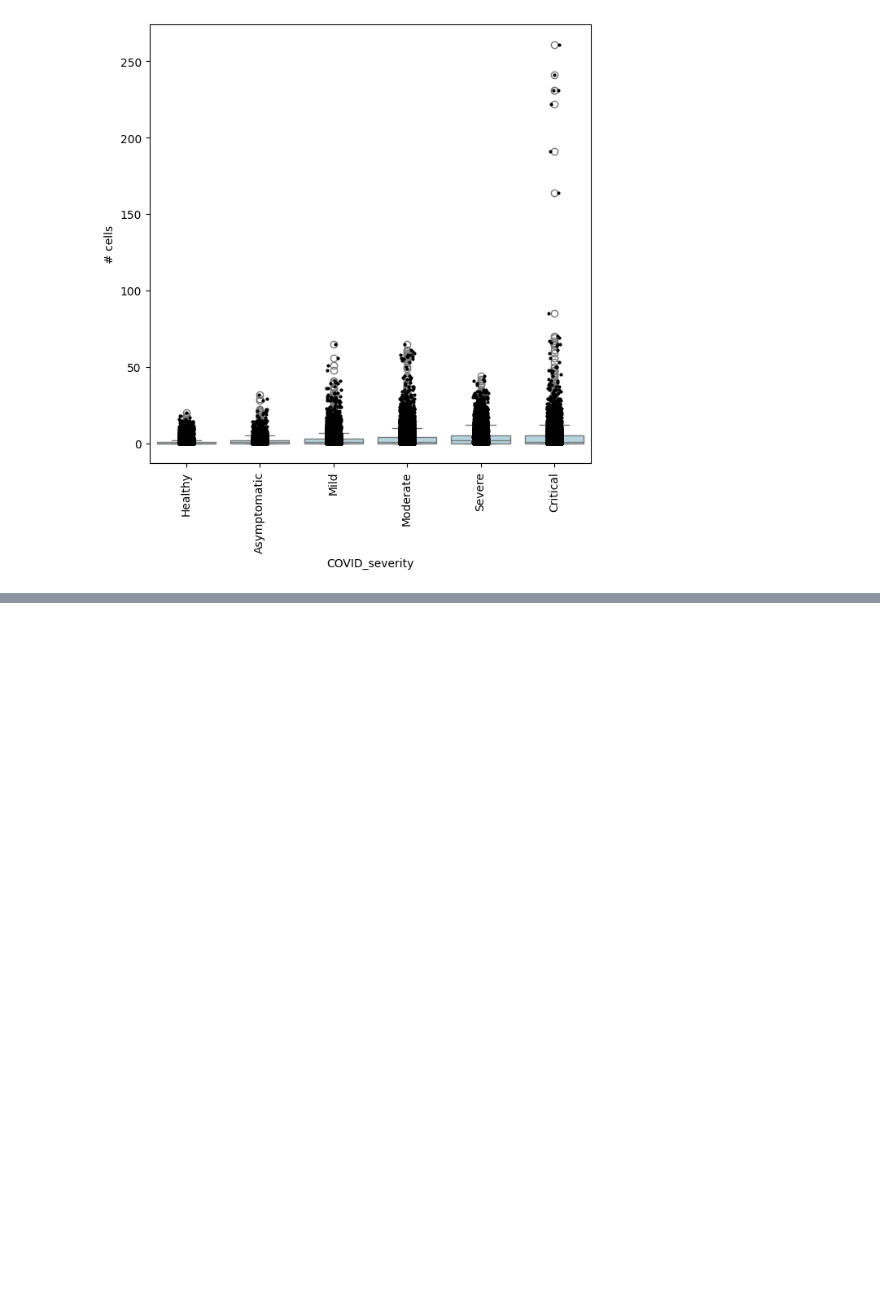
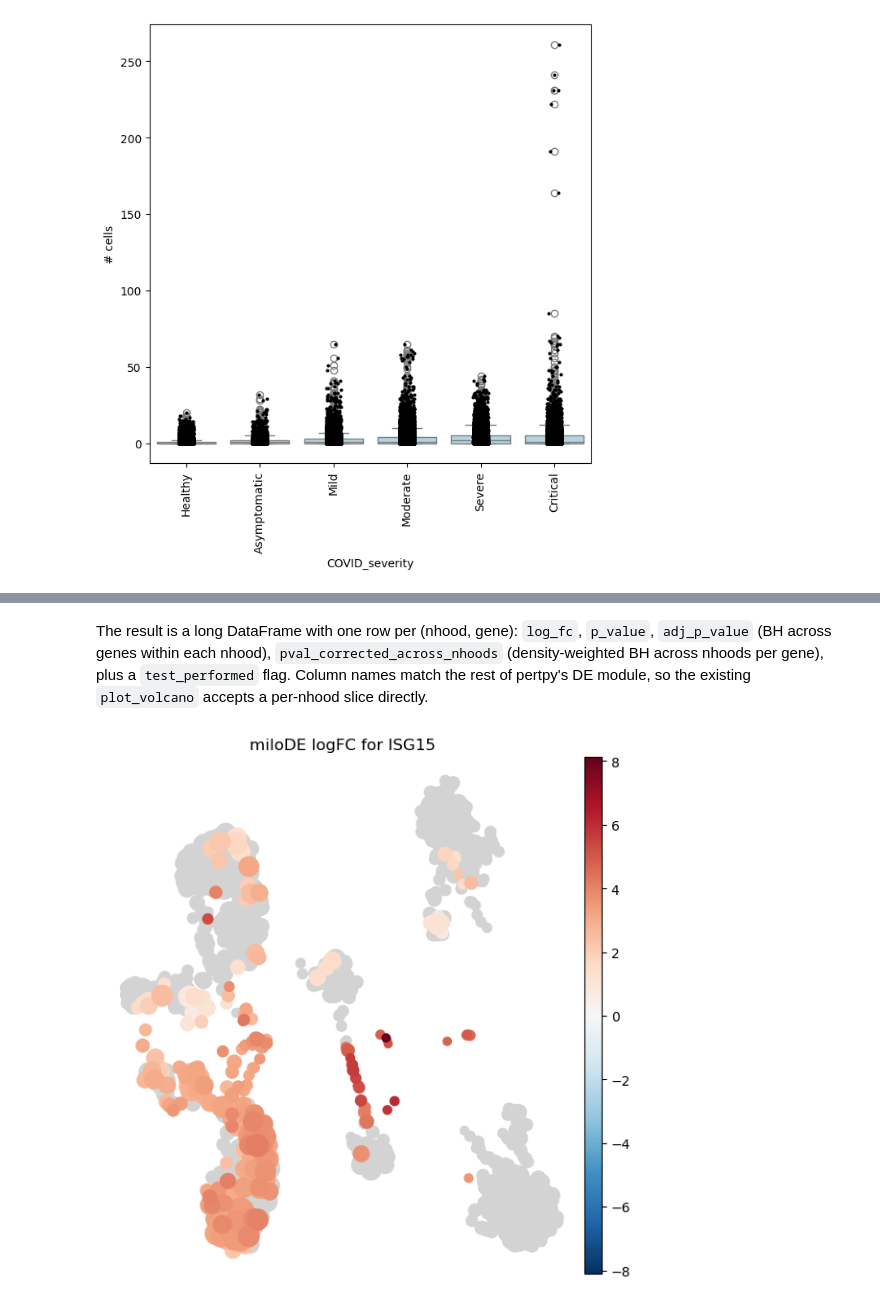
Before and after one commit to scverse/pertpy-tutorials, a Jupyter notebook: milo.ipynb, the cells around one changed output, grey strips where cells are left out. Saved outputs shown, nothing was run; the diff lists cells and outputs as text; code cells hidden in the pictures; blank space fills up the shorter version.

```diff
--- a/milo.ipynb
+++ b/milo.ipynb
@@ -479,0 +489,29 @@ milo.plot_nhood_counts_by_cond(mdata, test_var="COVID_severity", subset_nhoods=p
+# %%
+# Load a dataset with raw counts and prepare the Milo object
+adata_de = pt.dt.kang_2018()
+adata_de.layers["counts"] = adata_de.X.copy()
+adata_de.obs["sample"] = adata_de.obs["replicate"].astype(str) + "_" + adata_de.obs["label"].astype(str)
+sc.pp.normalize_total(adata_de)
+sc.pp.log1p(adata_de)
+sc.pp.pca(adata_de)
+sc.pp.neighbors(adata_de, use_rep="X_pca", n_neighbors=100)
+sc.tl.umap(adata_de)
+
+milo_de = pt.tl.Milo()
+mdata_de = milo_de.load(adata_de)
+milo_de.make_nhoods(mdata_de["rna"], prop=0.1)
+mdata_de = milo_de.count_nhoods(mdata_de, sample_col="sample")
+milo_de.build_nhood_graph(mdata_de)
+# %%
+# Run miloDE: stim vs ctrl
+de = milo_de.de_nhoods(
+    mdata_de,
+    design="~label",
+    column="label",
+    baseline="ctrl",
+    group_to_compare="stim",
+    layer="counts",
+)
+tested = int(de.groupby("nhood")["test_performed"].first().sum())
+print(f"{tested} of {mdata_de['milo'].n_vars} nhoods tested")
+de.loc[de["test_performed"]].sort_values("adj_p_value").head()
@@ -479,0 +526,9 @@ milo.plot_nhood_counts_by_cond(mdata, test_var="COVID_severity", subset_nhoods=p
+# %% [markdown]
+The result is a long DataFrame with one row per (nhood, gene): `log_fc`, `p_value`, `adj_p_value` (BH across genes within each nhood), `pval_corrected_across_nhoods` (density-weighted BH across nhoods per gene), plus a `test_performed` flag.
+Column names match the rest of pertpy's DE module, so the existing `plot_volcano` accepts a per-nhood slice directly.
+# %%
+# Visualize per-nhood logFC of one gene on the nhood graph.
+# ISG15 is a canonical IFN-β response gene -- expect strong positive logFC in many nhoods.
+milo_de.plot_de_nhood_graph(mdata_de, de, gene="ISG15", min_size=2)
+# %% [output]
+[figure, added]
```
Also changed, not shown: parts of 3 cells of this notebook.
